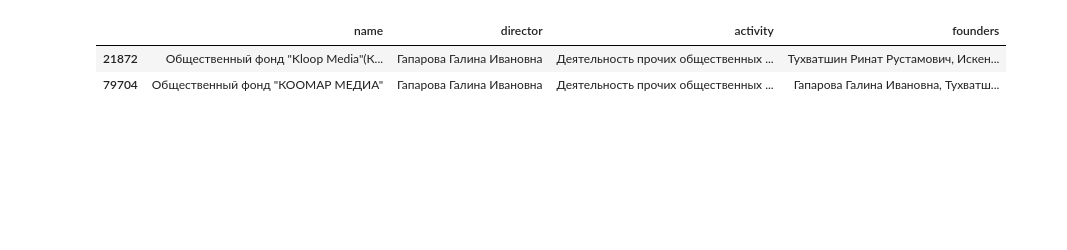
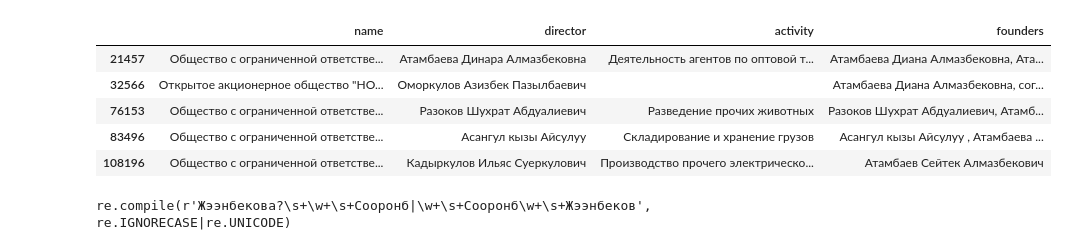
Before and after one commit to Rinatius/data-analysis-examples, a Jupyter notebook: df_children_search_russian_lang.ipynb, the cells around one changed output. Drawn from its saved outputs; the diff is of its cells as text; code cells hidden in the pictures; blank space fills up the shorter version.

```diff
--- a/df_children_search_russian_lang.ipynb
+++ b/df_children_search_russian_lang.ipynb
@@ -14,8 +14,8 @@ df.rename(columns={4: 'name',
               inplace = True)
 # %%
 def child_regex(surname, name):
-    pattern = re.compile(surname +
-                         r'а?\s+\w+\s+' + # First name
+    pattern = re.compile(surname + r'а?' +
+                         r'\s+\w+\s+' + # First name
                          remove_vowels(name) + # Patronymic
                          r'|' +
                          r'\w+\s+' + # First name
@@ -32,8 +32,16 @@ def remove_vowels(name):
             name = name[: -1]
     return name
 # %%
-df.loc[df['founders'].str.contains(child_regex('Тухватшин', 'Рустам'))]
+df.loc[df['founders'].str.contains(child_regex('Атамбаев', 'Алмазбек'))]
 # %% [output]
 |  | name | director | activity | founders |
-| 21872 | Общественный фонд "Kloop Media"(К... | Гапарова Галина Ивановна | Деятельность прочих общественных ... | Тухватшин Ринат Рустамович, Искен... |
-| 79704 | Общественный фонд "КООМАР МЕДИА" | Гапарова Галина Ивановна | Деятельность прочих общественных ... | Гапарова Галина Ивановна, Тухватш... |
+| 21457 | Общество с ограниченной ответстве... | Атамбаева Динара Алмазбековна | Деятельность агентов по оптовой т... | Атамбаева Диана Алмазбековна, Ата... |
+| 32566 | Открытое акционерное общество "НО... | Оморкулов Азизбек Пазылбаевич |  | Атамбаева Диана Алмазбековна, сог... |
+| 76153 | Общество с ограниченной ответстве... | Разоков Шухрат Абдуалиевич | Разведение прочих животных | Разоков Шухрат Абдуалиевич, Атамб... |
+| 83496 | Общество с ограниченной ответстве... | Асангул кызы Айсулуу | Складирование и хранение грузов | Асангул кызы Айсулуу , Атамбаева ... |
+| 108196 | Общество с ограниченной ответстве... | Кадыркулов Ильяс Суеркулович | Производство прочего электрическо... | Атамбаев Сейтек Алмазбекович |
+# %%
+child_regex('Жээнбеков', 'Сооронбай')
+# %% [output]
+re.compile(r'Жээнбекова?\s+\w+\s+Сооронб|\w+\s+Сооронб\w+\s+Жээнбеков',
+re.IGNORECASE|re.UNICODE)
```
Also changed, not shown: 6 other files.
